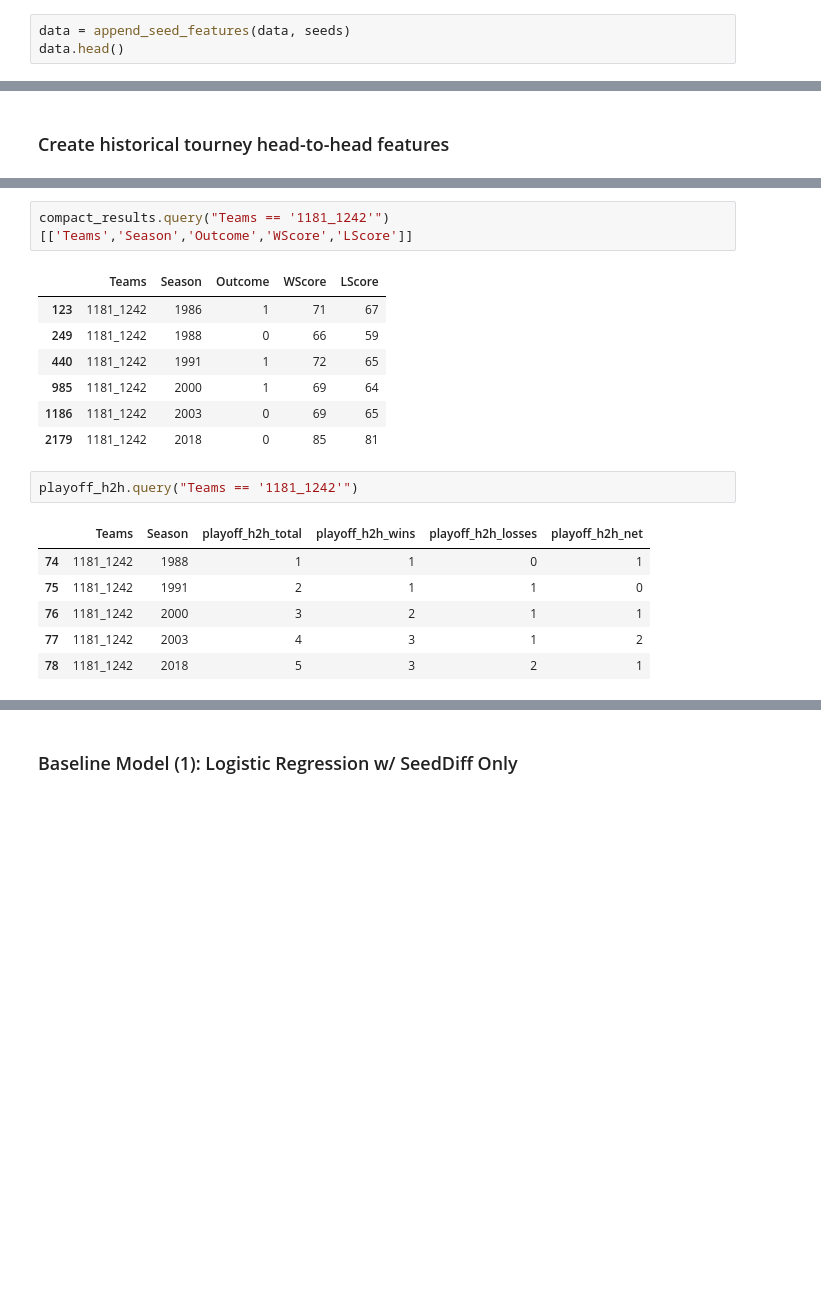
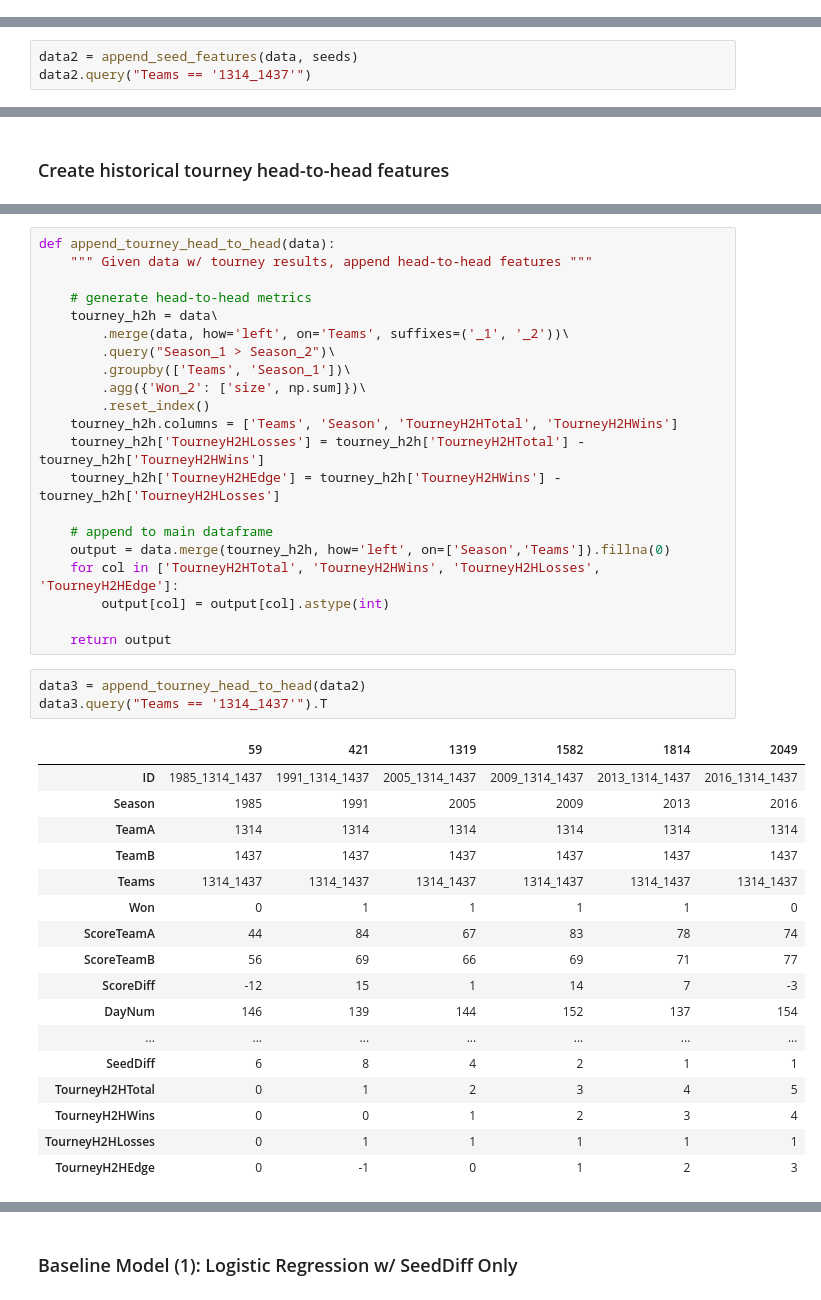
Before and after one commit to nyjgary/march-madness-2020, a Jupyter notebook: March-Madness-2020.ipynb, the cells around one changed output, grey strips where cells are left out. Saved outputs shown, nothing was run; the diff lists cells and outputs as text; blank space fills up the shorter version.

```diff
--- a/March-Madness-2020.ipynb
+++ b/March-Madness-2020.ipynb
@@ -202,6 +214,3 @@ def append_seed_features(data, seeds):
              .merge(seeds, how='left', left_on=['Season', 'TeamB'], right_index=True, suffixes=('A', 'B'))
     df['SeedDiff'] = df['SeedB'] - df['SeedA']
     return df
-# %%
-data = append_seed_features(data, seeds)
-data.head()
@@ -214,0 +217,3 @@ data.head()
+# %%
+data2 = append_seed_features(data, seeds)
+data2.query("Teams == '1314_1437'")
@@ -255,19 +248,42 @@ playoff_h2h.head()
-# %%
-compact_results.query("Teams == '1181_1242'")[['Teams','Season','Outcome','WScore','LScore']]
-# %% [output]
-|  | Teams | Season | Outcome | WScore | LScore |
-| 123 | 1181_1242 | 1986 | 1 | 71 | 67 |
-| 249 | 1181_1242 | 1988 | 0 | 66 | 59 |
-| 440 | 1181_1242 | 1991 | 1 | 72 | 65 |
-| 985 | 1181_1242 | 2000 | 1 | 69 | 64 |
-| 1186 | 1181_1242 | 2003 | 0 | 69 | 65 |
-| 2179 | 1181_1242 | 2018 | 0 | 85 | 81 |
-# %%
-playoff_h2h.query("Teams == '1181_1242'")
-# %% [output]
-|  | Teams | Season | playoff_h2h_total | playoff_h2h_wins | playoff_h2h_losses | playoff_h2h_net |
-| 74 | 1181_1242 | 1988 | 1 | 1 | 0 | 1 |
-| 75 | 1181_1242 | 1991 | 2 | 1 | 1 | 0 |
-| 76 | 1181_1242 | 2000 | 3 | 2 | 1 | 1 |
-| 77 | 1181_1242 | 2003 | 4 | 3 | 1 | 2 |
-| 78 | 1181_1242 | 2018 | 5 | 3 | 2 | 1 |
+# %%
+def append_tourney_head_to_head(data):
+    """ Given data w/ tourney results, append head-to-head features """
+
+    # generate head-to-head metrics
+    tourney_h2h = data\
+        .merge(data, how='left', on='Teams', suffixes=('_1', '_2'))\
+        .query("Season_1 > Season_2")\
+        .groupby(['Teams', 'Season_1'])\
+        .agg({'Won_2': ['size', np.sum]})\
+        .reset_index()
+    tourney_h2h.columns = ['Teams', 'Season', 'TourneyH2HTotal', 'TourneyH2HWins']
+    tourney_h2h['TourneyH2HLosses'] = tourney_h2h['TourneyH2HTotal'] - tourney_h2h['TourneyH2HWins']
+    tourney_h2h['TourneyH2HEdge'] = tourney_h2h['TourneyH2HWins'] - tourney_h2h['TourneyH2HLosses']
+
+    # append to main dataframe
+    output = data.merge(tourney_h2h, how='left', on=['Season','Teams']).fillna(0)
+    for col in ['TourneyH2HTotal', 'TourneyH2HWins', 'TourneyH2HLosses', 'TourneyH2HEdge']:
+        output[col] = output[col].astype(int)
+
+    return output
+# %%
+data3 = append_tourney_head_to_head(data2)
+data3.query("Teams == '1314_1437'").T
+# %% [output]
+|  | 59 | 421 | 1319 | 1582 | 1814 | 2049 |
+| ID | 1985_1314_1437 | 1991_1314_1437 | 2005_1314_1437 | 2009_1314_1437 | 2013_1314_1437 | 2016_1314_1437 |
+| Season | 1985 | 1991 | 2005 | 2009 | 2013 | 2016 |
+| TeamA | 1314 | 1314 | 1314 | 1314 | 1314 | 1314 |
+| TeamB | 1437 | 1437 | 1437 | 1437 | 1437 | 1437 |
+| Teams | 1314_1437 | 1314_1437 | 1314_1437 | 1314_1437 | 1314_1437 | 1314_1437 |
+| Won | 0 | 1 | 1 | 1 | 1 | 0 |
+| ScoreTeamA | 44 | 84 | 67 | 83 | 78 | 74 |
+| ScoreTeamB | 56 | 69 | 66 | 69 | 71 | 77 |
+| ScoreDiff | -12 | 15 | 1 | 14 | 7 | -3 |
+| DayNum | 146 | 139 | 144 | 152 | 137 | 154 |
+| ... | ... | ... | ... | ... | ... | ... |
+| SeedDiff | 6 | 8 | 4 | 2 | 1 | 1 |
+| TourneyH2HTotal | 0 | 1 | 2 | 3 | 4 | 5 |
+| TourneyH2HWins | 0 | 0 | 1 | 2 | 3 | 4 |
+| TourneyH2HLosses | 0 | 1 | 1 | 1 | 1 | 1 |
+| TourneyH2HEdge | 0 | -1 | 0 | 1 | 2 | 3 |
```
Also changed, not shown: parts of 24 cells of this notebook.
